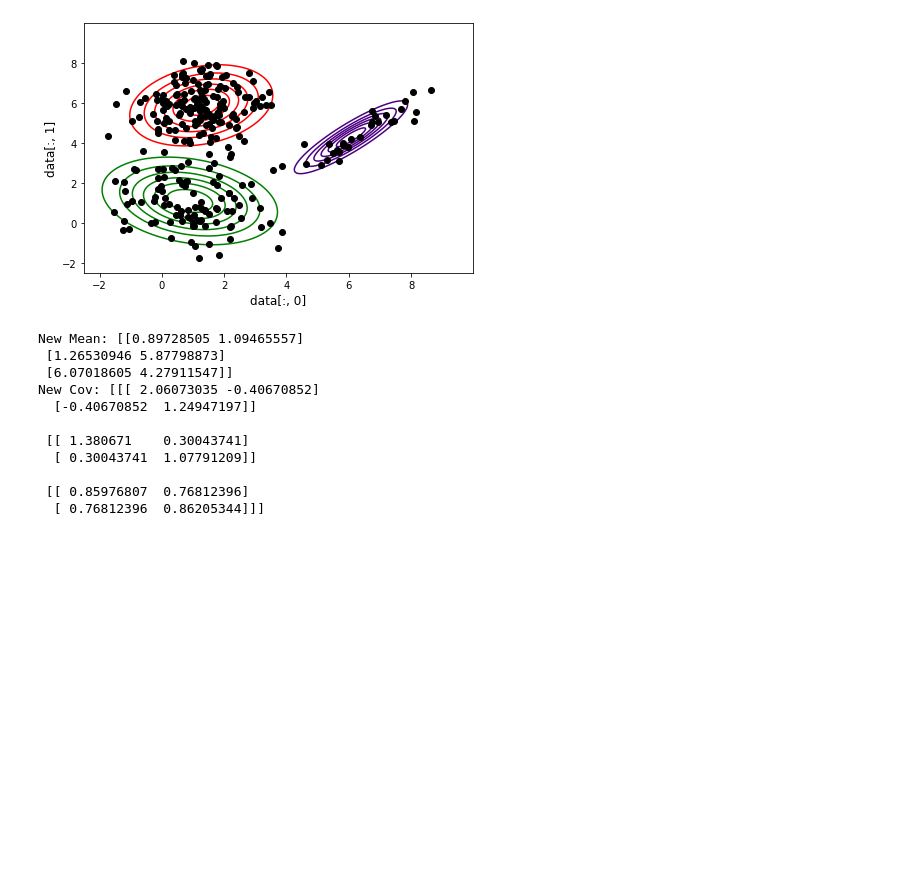
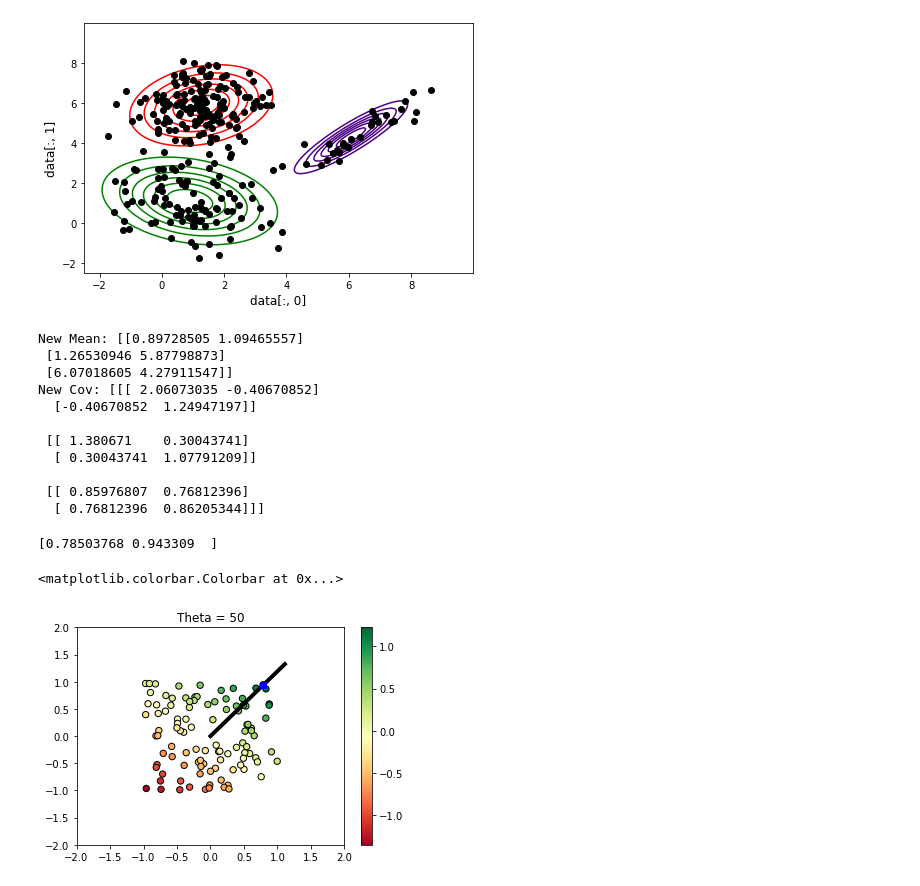
Before and after one commit to Blaine-Mason/NSF-Phase2, a Jupyter notebook: Projection.ipynb, the cells around one changed output. Saved outputs shown, nothing was run; the diff lists cells and outputs as text; code cells hidden in the pictures; blank space fills up the shorter version.

```diff
--- a/Projection.ipynb
+++ b/Projection.ipynb
@@ -81,21 +117,3 @@ plt.title("Error Function Approx vs Theoretical")
 plt.savefig("ErrorApprox.png")
 # %% [output]
 [figure]
-# %%
-n = 800
-U_x = np.random.uniform(-7,7,(1,n))
-U_y = np.random.uniform(-3,3,(1,n))
-U = np.vstack((U_x,U_y))
-for theta in range(0, 361):
-    direction = np.array([np.cos(np.radians(theta)), np.sin(np.radians(theta))])
-    colors = [np.dot(U[:,i], direction) for i in range(n)]
-    scale = np.dot(U[:,np.argmax(colors)], direction)
-    plt.title(f"Theta = {theta}")
-    plt.xlim([-10,10])
-    plt.ylim([-10,10])
-    plt.scatter(U[0,:], U[1,:], c=colors, cmap="RdYlGn", s=40, edgecolors="black");
-    plt.plot([0,direction[0]*(scale+2)], [0, direction[1]*(scale+2)], "k", linewidth=4)
-    plt.plot(direction[0]*scale, direction[1]*scale, "bs")
-    plt.colorbar()
-    plt.savefig(f"images/theta_{theta}")
-    plt.clf()
@@ -370,3 +375,24 @@ New Cov: [[[ 2.06073035 -0.40670852]
 
  [[ 0.85976807  0.76812396]
   [ 0.76812396  0.86205344]]]
+# %%
+n = 103
+U_x = np.random.uniform(-1,1,(1,n))
+U_y = np.random.uniform(-1,1,(1,n))
+U = np.vstack((U_x,U_y))
+theta = 50
+direction = np.array([np.cos(np.radians(theta)), np.sin(np.radians(theta))])
+colors = [np.dot(U[:,i], direction) for i in range(n)]
+scale = np.dot(U[:,np.argmax(colors)], direction)
+print(U[:,np.argmax(colors)])
+plt.title(f"Theta = {theta}")
+plt.xlim([-2,2])
+plt.ylim([-2,2])
+plt.scatter(U[0,:], U[1,:], c=colors, cmap="RdYlGn", s=40, edgecolors="black");
+plt.plot([0,direction[0]*(scale+.5)], [0, direction[1]*(scale+.5)], "k", linewidth=4)
+plt.plot(direction[0]*scale, direction[1]*scale, "bs")
+plt.colorbar()
+# %% [output]
+[0.78503768 0.943309  ]
+<matplotlib.colorbar.Colorbar at 0x...>
+[figure, added]
```
Also changed, not shown: parts of 6 cells of this notebook, 1 other file.
